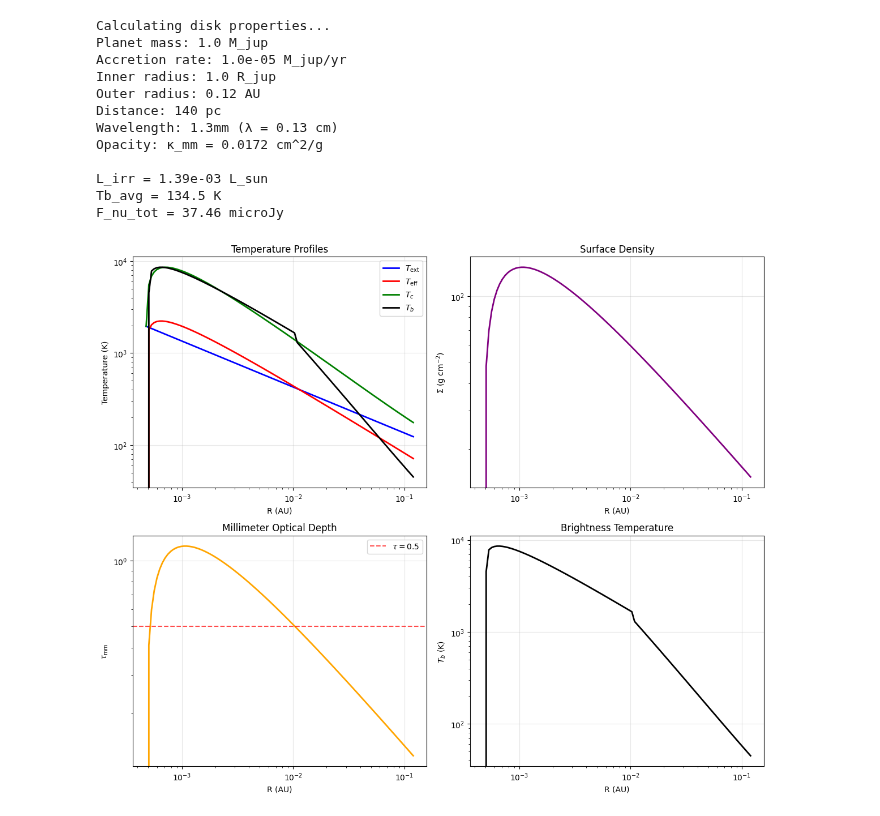
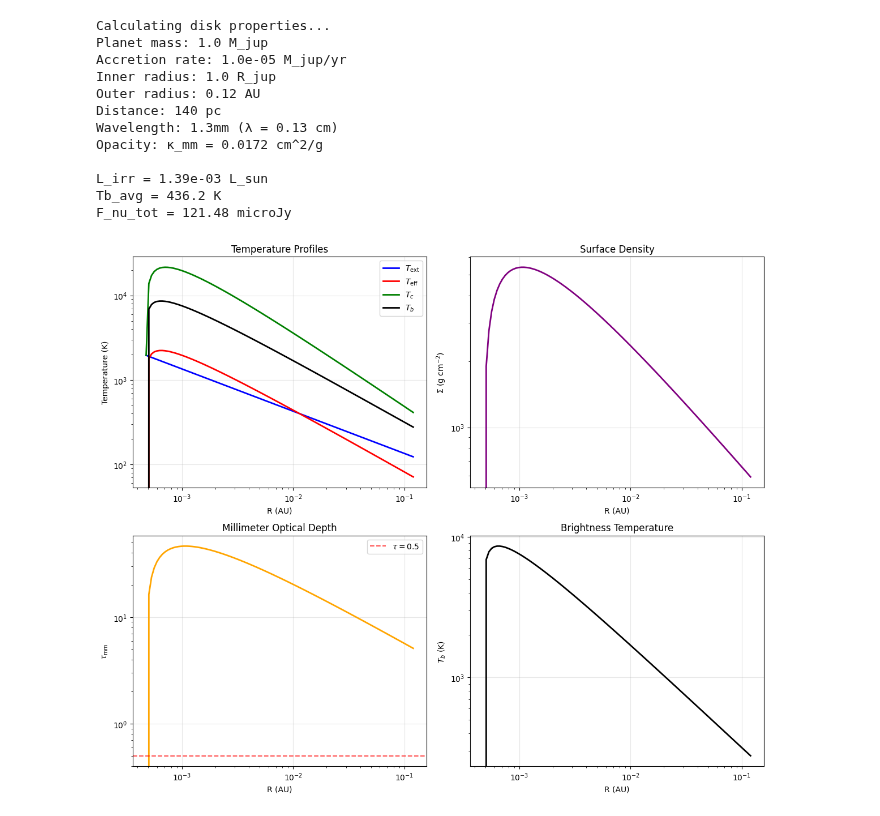
Before and after one commit to VWelke/CPD_MPIA, a Jupyter notebook: CPD_Emission_Models/CPD_Em_2.ipynb, the cells around one changed output. Saved outputs shown, nothing was run; the diff lists cells and outputs as text; code cells hidden in the pictures.

```diff
--- a/CPD_Emission_Models/CPD_Em_2.ipynb
+++ b/CPD_Emission_Models/CPD_Em_2.ipynb
@@ -5,18 +5,3 @@
 import numpy as np
 import astropy.constants as const
 import astropy.units as u
-# %%
-# Load the constants in astronomy units
-
-
-G        = const.G.cgs.value               # cm^3 g^-1 s^-2
-sigmaB   = const.sigma_sb.cgs.value        # erg cm^-2 s^-1 K^-4
-kB       = const.k_B.cgs.value             # erg K^-1
-mH       = const.m_p.cgs.value             # g  (mass of proton ~ hydrogen atom)
-
-M_jup    = const.M_jup.cgs.value           # g
-R_jup    = const.R_jup.cgs.value           # cm
-L_sun    = const.L_sun.cgs.value           # erg/s
-au       = const.au.cgs.value              # cm
-
-sec_per_yr = (1 * u.yr).to(u.s).value      # s
@@ -357,7 +357,7 @@ if __name__ == "__main__":
     # Input parameters with units and comments
     Mp = 1.0 * M_jup           # Input: 1.0 M_jup → Output: 1.898e30 g (planet mass)
     Mdot = 1e-5 * M_jup / sec_per_yr  # Input: 1e-5 M_jup/yr → Output: 6.01e20 g/s (accretion rate)
-    alpha = 1e-1               # Input: 0.1 (dimensionless) → viscosity parameter
+    alpha = 1e-3               # Input: 0.1 (dimensionless) → viscosity parameter
     kappaR = 10.0              # Input: 10.0 cm^2/g → Rosseland opacity
     Rin = 1.0 * R_jup          # Input: 1.0 R_jup → Output: 7.149e9 cm (inner radius)
     Rout = 0.12 * AU           # Input: 0.12 AU → Output: 1.795e12 cm (outer radius)
@@ -368,33 +368,33 @@ if __name__ == "__main__":
     kappa_mm = kappa_mm_dict[wavelength]  # Output: opacity in cm^2/g
     lam_mm = 1.3e-1           # Input: 1.3mm → Output: 0.13 cm (wavelength in cm)
 
     print("Calculating disk properties...")
     print(f"Planet mass: {Mp/M_jup:.1f} M_jup")
     print(f"Accretion rate: {Mdot*sec_per_yr/M_jup:.1e} M_jup/yr")
     print(f"Inner radius: {Rin/R_jup:.1f} R_jup")
     print(f"Outer radius: {Rout/AU:.2f} AU")
     print(f"Distance: {d} pc")
     print(f"Wavelength: {wavelength} (λ = {lam_mm:.2f} cm)")
     print(f"Opacity: κ_mm = {kappa_mm:.4f} cm^2/g")
     print()
 
     # Calculate disk properties → Output: dictionary with all disk quantities
     results = calculate_disk_properties(Mp, Mdot, alpha, kappaR, Rin, Rout, d,
                                       kappa_mm=kappa_mm, lam_mm=lam_mm)
 
     # Create plots → Output: 4-panel plot showing disk profiles vs radius
     plot_disk_profiles(results)
 # %% [output]
 Calculating disk properties...
 Planet mass: 1.0 M_jup
 Accretion rate: 1.0e-05 M_jup/yr
 Inner radius: 1.0 R_jup
 Outer radius: 0.12 AU
 Distance: 140 pc
 Wavelength: 1.3mm (λ = 0.13 cm)
 Opacity: κ_mm = 0.0172 cm^2/g
 
 L_irr = 1.39e-03 L_sun
-Tb_avg = 134.5 K
-F_nu_tot = 37.46 microJy
+Tb_avg = 436.2 K
+F_nu_tot = 121.48 microJy
-[figure, old version]
+[figure, new version]
```
Also changed, not shown: parts of 3 cells of this notebook, 1 other file.
